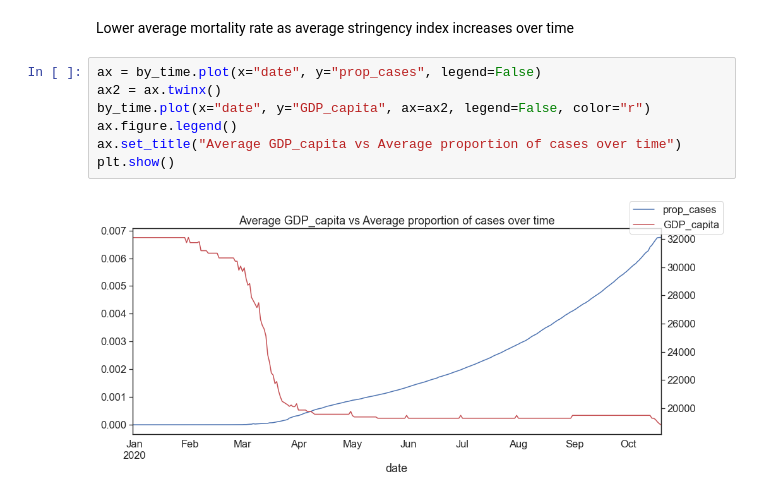
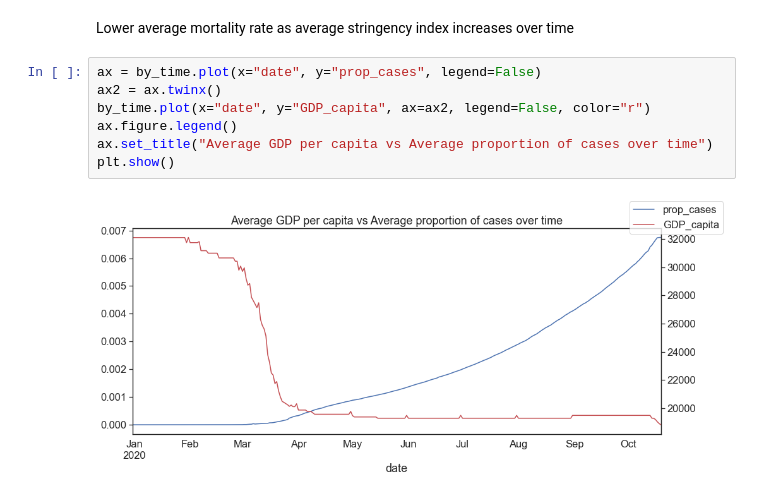
Before and after one commit to aswarth123/Hacklytics2021, a Jupyter notebook: Kaggle_Dataset_EDA.ipynb, the cells around one changed output. Drawn from its saved outputs; the diff is of its cells as text.

```diff
--- a/Kaggle_Dataset_EDA.ipynb
+++ b/Kaggle_Dataset_EDA.ipynb
@@ -233,9 +245,9 @@ Lower average mortality rate as average stringency index increases over time
 # %%
 ax = by_time.plot(x="date", y="prop_cases", legend=False)
 ax2 = ax.twinx()
 by_time.plot(x="date", y="GDP_capita", ax=ax2, legend=False, color="r")
 ax.figure.legend()
-ax.set_title("Average GDP_capita vs Average proportion of cases over time")
+ax.set_title("Average GDP per capita vs Average proportion of cases over time")
 plt.show()
 # %% [output]
-[figure, old version]
+[figure, new version]
```
Also changed, not shown: parts of 10 cells of this notebook.
